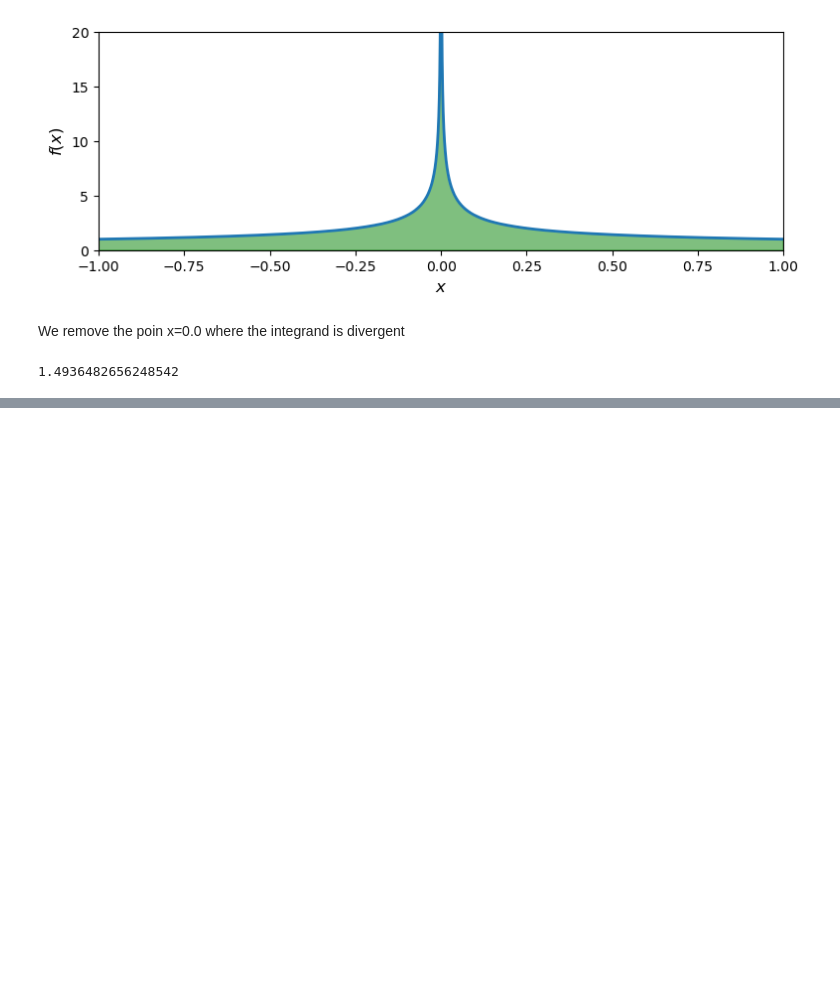
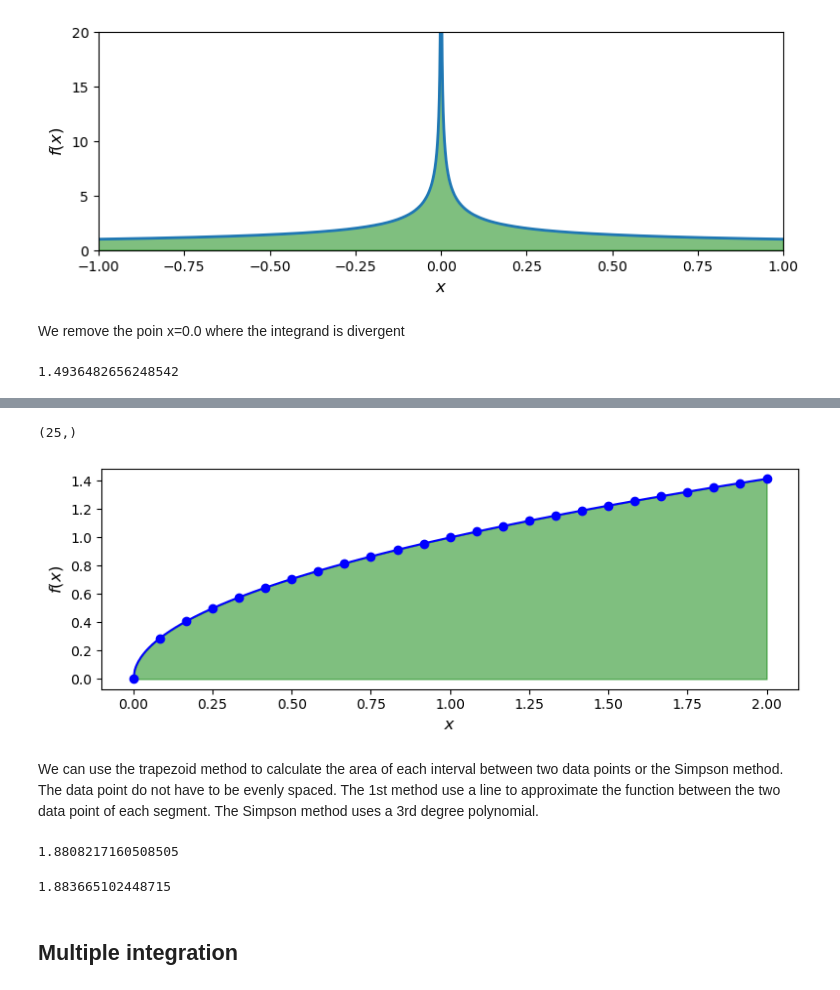
Before and after one commit to luigiselmi/numethods, a Jupyter notebook: johansson/integration.ipynb, the cells around one changed output, grey strips where cells are left out. Cells and saved outputs as stored; diff of their text form; code cells hidden in the pictures; blank space fills up the shorter version.

Commit message:
newton-cotes integration

```diff
--- a/johansson/integration.ipynb
+++ b/johansson/integration.ipynb
@@ -80,0 +87,33 @@ val
+# %%
+f = lambda x: np.sqrt(x)
+a, b = 0, 2
+x = np.linspace(a, b, 25)
+y = f(x)
+y.shape
+# %% [output]
+(25,)
+# %%
+fig, ax = plt.subplots(figsize=(8, 3))
+ax.plot(x, y, 'bo')
+xx = np.linspace(a, b, 500)
+ax.plot(xx, f(xx), 'b-')
+ax.fill_between(xx, f(xx), color='green', alpha=0.5)
+ax.set_xlabel(r"$x$", fontsize=12)
+ax.set_ylabel(r"$f(x)$", fontsize=12)
+fig.tight_layout()
+# %% [output]
+[figure, added]
+# %% [markdown]
+We can use the trapezoid method to calculate the area of each interval between two data points or the Simpson method. The data point do not have to be evenly spaced. The 1st method use a line to approximate the function between the two data point of each segment. The Simpson method uses a 3rd degree polynomial.
+# %%
+val_trapz = integrate.trapezoid(y, x)
+val_trapz
+# %% [output]
+1.8808217160508505
+# %%
+val_simps = integrate.simpson(y, x)
+val_simps
+# %% [output]
+1.883665102448715
+# %% [markdown]
+## Multiple integration
```
Also changed, not shown: parts of 2 cells of this notebook.
